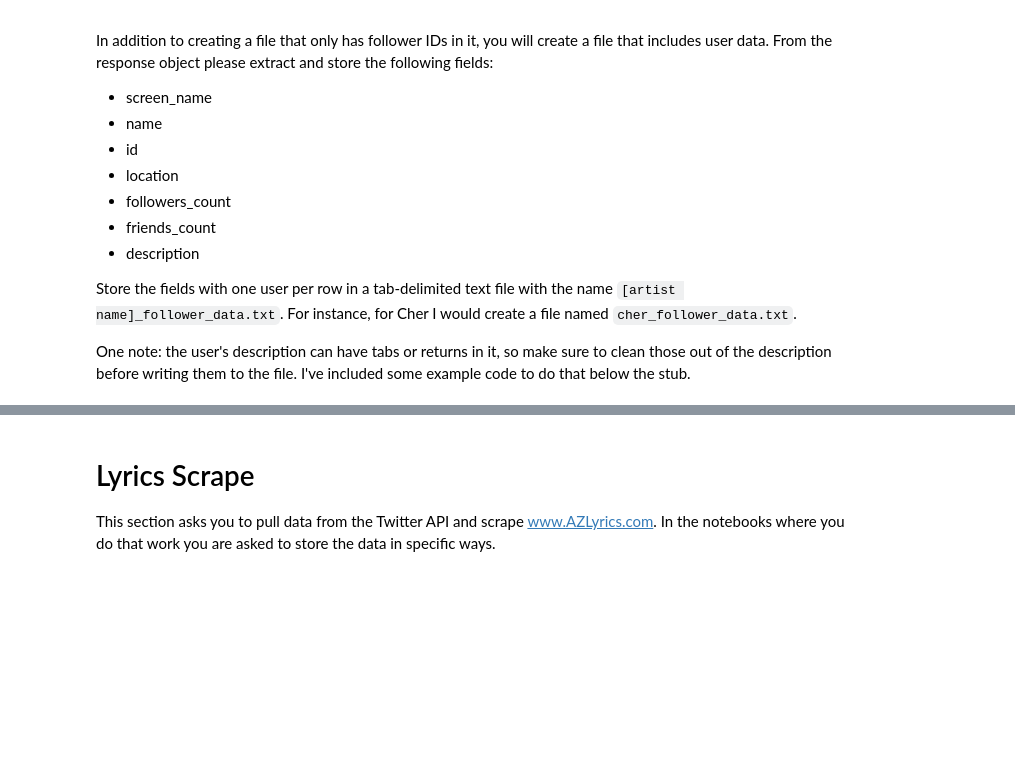
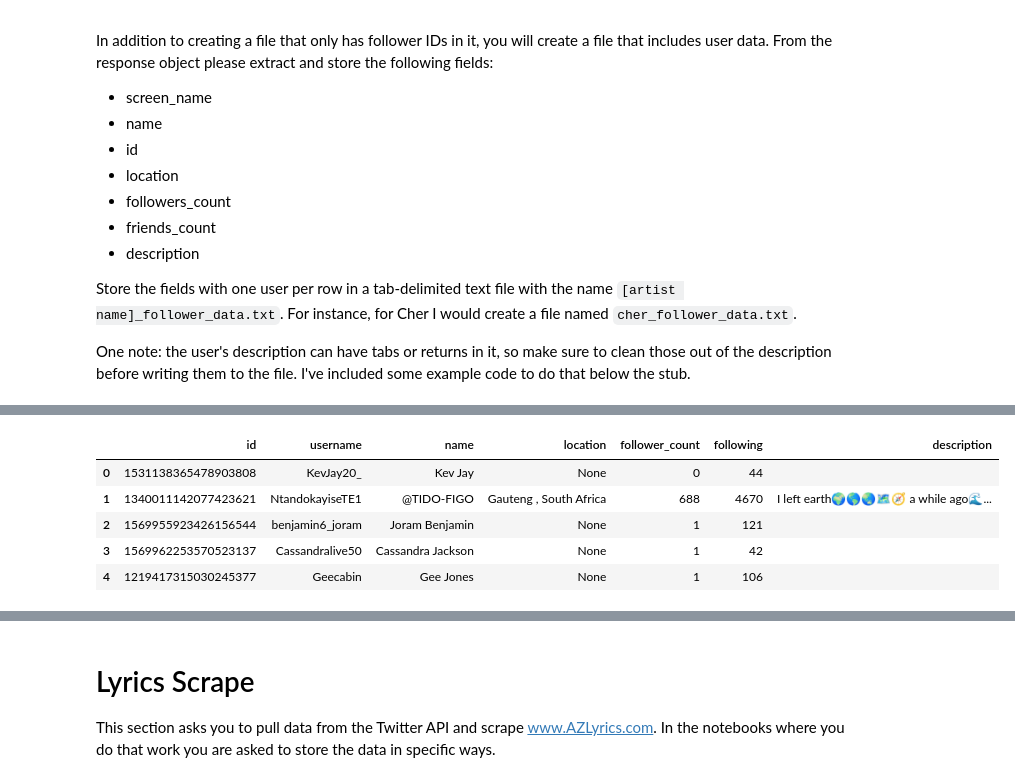
Before and after one commit to evchow/ADS509_Module_1, a Jupyter notebook: API and Scrape.ipynb, the cells around one changed output, grey strips where cells are left out. Saved outputs shown, nothing was run; the diff lists cells and outputs as text; code cells hidden in the pictures; blank space fills up the shorter version.

```diff
--- a/API and Scrape.ipynb
+++ b/API and Scrape.ipynb
@@ -436,41 +475,0 @@ print(followers_data)
-# %%
-handles = ['MCRofficial']
-handle_followers = []
-next_token = None
-
-pulls = 0
-max_pulls = 101
-
-user_data = dict()
-followers_data = dict()
-
-# this will define the artists' followers' IDs as well as followers' data
-for handle in handles:
-    user_obj = client.get_user(username=handle)
-    user_data[handle] = []
-    followers_data[handle] = []
-
-for handle in handles:
-
-    # prepare the txt file for follower data per artist
-    artists_followers_IDs = handle + "_followers.txt"
-    artists_followers_data = handle + "_follower_data.txt"
-
-    while True:
-        followers = client.get_users_followers(
-            user_obj.data.id,
-            max_results=999, # this is the maximum number of followers per pull allowed at a time
-            pagination_token = next_token,
-            # limit=2, # total number of pulls
-            user_fields=["username","name","id","location","public_metrics","description"] # public_metrics will contain followers and following
-        )
-
-    for handle in followers.data() :
-        print(f"Currently {data[4]} followers pulled for", handle)
-    time.sleep(60+(10*random.random()))
-    pulls+=1
-
-    if 'next_token' in followers.meta and pulls < max_pulls :
-        next_token = followers.meta['next_token']
-    else :
-        break
@@ -477,3 +668,13 @@ for handle in handles:
+# %%
+# checking dataframes to ensure proper data pull
+users_output_missy.head()
+# %% [output]
+|  | id | username | name | location | follower_count | following | description |
+| 0 | 1531138365478903808 | KevJay20_ | Kev Jay | None | 0 | 44 |  |
+| 1 | 1340011142077423621 | NtandokayiseTE1 | @TIDO-FIGO | Gauteng , South Africa | 688 | 4670 | I left earth🌍🌎🌏🗺️🧭 a while ago🌊... |
+| 2 | 1569955923426156544 | benjamin6_joram | Joram Benjamin | None | 1 | 121 |  |
+| 3 | 1569962253570523137 | Cassandralive50 | Cassandra Jackson | None | 1 | 42 |  |
+| 4 | 1219417315030245377 | Geecabin | Gee Jones | None | 1 | 106 |  |
 # %%
 tricky_description = """
     Home by Warsan Shire
```
Also changed, not shown: parts of 24 cells of this notebook, 4 other files.
